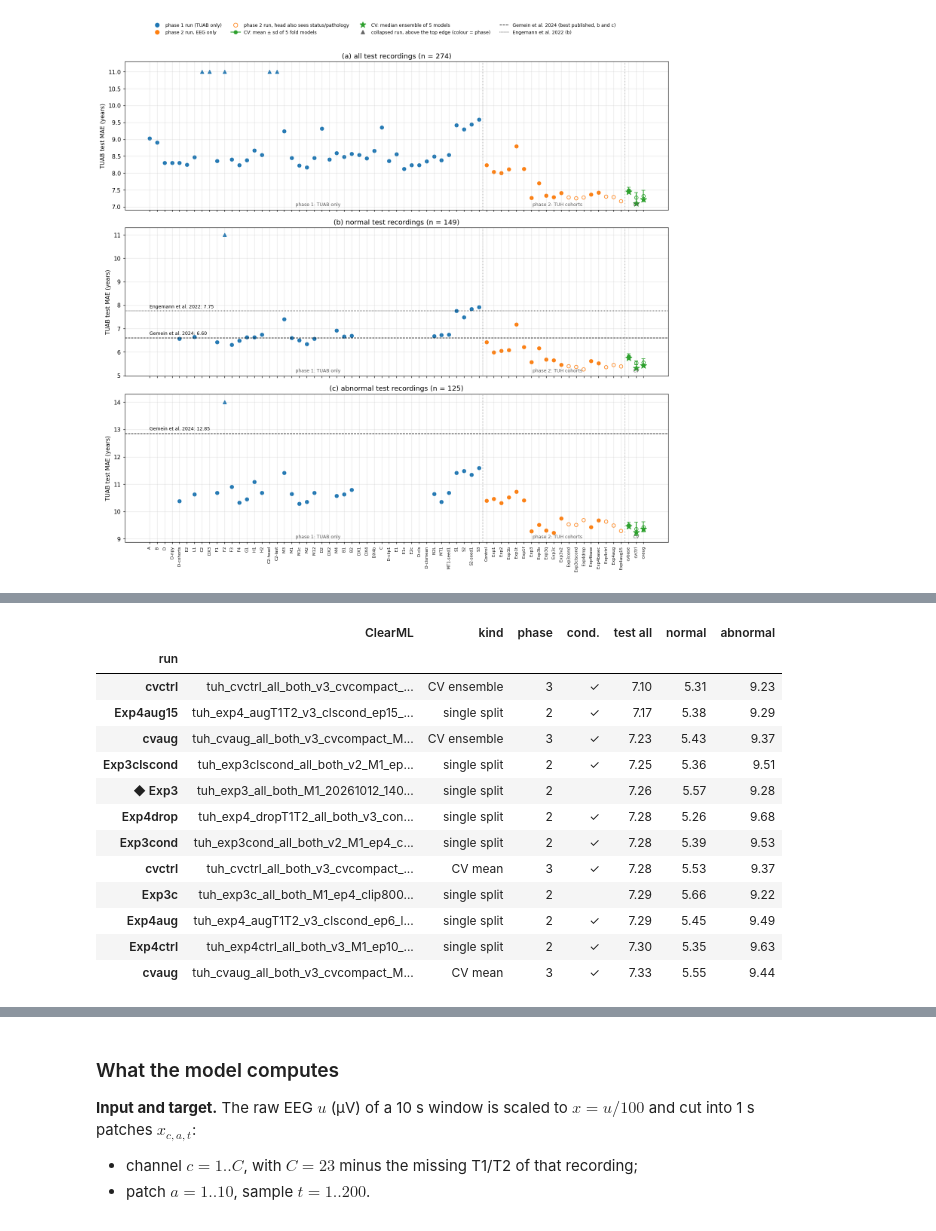
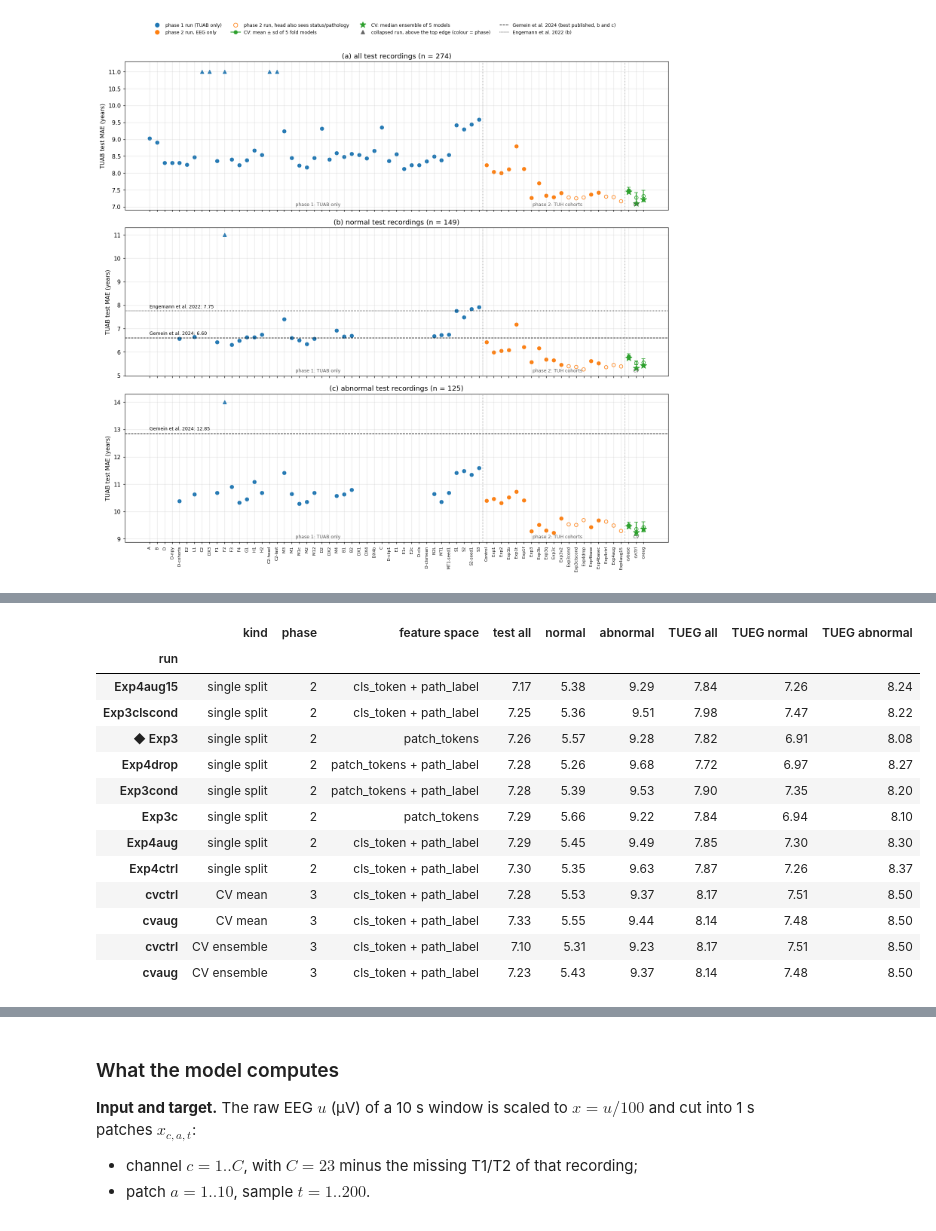
Before and after one commit to Neuro-Clalit/LaBraM, a Jupyter notebook: notebooks/brain_age_research_summary.ipynb, the cells around one changed output, grey strips where cells are left out. Saved outputs shown, nothing was run; the diff lists cells and outputs as text; code cells hidden in the pictures.

```diff
--- a/notebooks/brain_age_research_summary.ipynb
+++ b/notebooks/brain_age_research_summary.ipynb
@@ -1541,9 +1541,10 @@ display(numbered_table(t24, "2.4", "Phase 1 re-evaluated in eval mode: train, va
   0.31–0.47 on abnormal ones for every configuration that did not collapse. Abnormal recordings stay the hard group
   throughout phase 1.
 # %%
-# CV helpers shared by Tables 2.5-2.7: per-fold statistics, the fold-model ensemble on the TUAB
+# CV helpers shared by Tables 2.5–2.8: per-fold statistics, the fold-model ensemble on the TUAB
 # test set (Eq. (3.8)), its leak-free calibrated version (Eq. (3.11)) and the training size of a fold model.
 cv_exps = ("cvbase", "cvctrl", "cvaug")
+EEG_ONLY = ("patch_tokens", "cls_token")      # feature spaces without labels or features (Eq. (2.13))
 
 
 def fold_stats(exp, split, source, cohort="all"):
@@ -1579,6 +1580,10 @@ def ens_mae(exp, cohort="all"):
 # prediction alone -- no TUAB test recording or true age is used (Table 3.6).
 psets = rs.prediction_sets(preds, tueg) if preds is not None and HAVE_TUEG else None
 CORR = rs.recalibrated_test(psets, fit_status=("normal",)) if psets is not None else None
+# (a, b) of Eq. (2.14) per CV experiment, fitted on its out-of-fold normal recordings
+CAL_AB = {} if psets is None else {
+    exp: rs.recalibration_fit(g.pred, g.true)
+    for exp, g in psets[psets.set.isin(rs.PREDICTION_SETS[1:]) & (psets.status == "normal")].groupby("exp")}
 
 
 def corr_mae(exp, cohort="all"):
@@ -1816,7 +1944,7 @@ for name, phase, cohort, change in (("D", "1", "TUAB v3.0.0", "base configuratio
     r = d_row.loc[name]
     rows.append({"phase": phase, "config": name, "cohort": cohort, "train recs": train_recs.get(name, np.nan),
                  "train pats": train_pats.get(name, np.nan),
-                 "cond.": "", "change": change, "test": r.test, "Norm": r.Norm, "Ab": r.Ab,
+                 "feature space": rs.feature_space(name), "change": change, "test": r.test, "Norm": r.Norm, "Ab": r.Ab,
                  "note": r.runs})
 MERGE2 = {"Exp4base": ("Exp4basec",)}
 skip = {x for v in MERGE2.values() for x in v}
@@ -1827,13 +1955,13 @@ for n in P2_RUNS:
     g = t22.loc[group]
     rows.append({"phase": "2", "config": n, "cohort": g.cohort.iloc[0], "train recs": train_recs.get(n, np.nan),
                  "train pats": train_pats.get(n, np.nan),
-                 "cond.": g["cond."].iloc[0], "change": rs.EXPERIMENTS[n].change, "test": g["test all"].mean(),
+                 "feature space": rs.feature_space(n), "change": rs.EXPERIMENTS[n].change, "test": g["test all"].mean(),
                  "Norm": g["normal"].mean(), "Ab": g["abnormal"].mean(),
                  "note": f"mean of {', '.join(group)} (same data, compact copy)" if len(group) > 1 else ""})
 for exp in cv_exps:
     base = {"phase": "3", "cohort": rs.display_name(rs.EXPERIMENTS[exp].cohort),
             "train recs": fold_train.get(exp, np.nan), "train pats": fold_pats.get(exp, np.nan),
-            "cond.": "✓" if rs.EXPERIMENTS[exp].conditions else "", "change": rs.EXPERIMENTS[exp].change}
+            "feature space": rs.feature_space(exp), "change": rs.EXPERIMENTS[exp].change}
     rows.append({**base, "config": f"{exp} (fold mean)",
                  **{k: fold_stats(exp, "heldout", "TUAB", c)[0] for k, c in (("test", "all"), ("Norm", "normal"), ("Ab", "abnormal"))},
                  "note": "mean of 5 fold models"})
@@ -1843,9 +1971,9 @@ for exp in cv_exps:
 t26 = pd.DataFrame(rows)
 t26["train recs / patients"] = [k_size(r, p) for r, p in zip(t26["train recs"], t26["train pats"])]
 t26["Δ test vs D"] = t26.test - t26.loc[t26.config == "D", "test"].iloc[0]
-for ph, g in t26[t26["cond."] == ""].groupby("phase"):
+for ph, g in t26[t26["feature space"].isin(EEG_ONLY)].groupby("phase"):
     k = g.test.idxmin()
     t26.loc[k, "config"] = "◆ " + t26.loc[k, "config"]
-t26 = t26[["phase", "config", "cohort", "train recs / patients", "cond.", "change", "test", "Δ test vs D", "Norm", "Ab", "note"]]
-display(numbered_table(t26.set_index(["phase", "config"]), "2.7", "From D to the best model: short list"))
+t26 = t26[["phase", "config", "cohort", "train recs / patients", "feature space", "change", "test", "Δ test vs D", "Norm", "Ab", "note"]]
+display(numbered_table(t26.set_index(["phase", "config"]), "2.8", "From D to the best model: short list"))
 # %% [output]
@@ -2001,37 +2154,50 @@ Ranked on `test all`, with the best EEG-only run in each kind marked `◆`.
 # %%
-rows = [{"run": r.run, "kind": "single split", "phase": "1", "cond.": "", "test all": r.test,
+rows = [{"run": r.run, "kind": "single split", "phase": "1", "feature space": rs.feature_space(r.run), "test all": r.test,
          "normal": r.test_normal, "abnormal": r.test_abnormal} for r in reg.itertuples()]
-rows += [{"run": n, "kind": "single split", "phase": "2", "cond.": "✓" if rs.EXPERIMENTS[n].conditions else "",
+rows += [{"run": n, "kind": "single split", "phase": "2", "feature space": rs.feature_space(n),
           "test all": t22.loc[n, "test all"], "normal": t22.loc[n, "normal"], "abnormal": t22.loc[n, "abnormal"]}
          for n in P2_RUNS]
 for exp in ("cvbase", "cvctrl", "cvaug"):
-    cond = "✓" if rs.EXPERIMENTS[exp].conditions else ""
-    rows.append({"run": exp, "kind": "CV mean", "phase": "3", "cond.": cond,
+    fs = rs.feature_space(exp)
+    rows.append({"run": exp, "kind": "CV mean", "phase": "3", "feature space": fs,
                  **{k: fold_stats(exp, "heldout", "TUAB", c)[0] for k, c in
                     (("test all", "all"), ("normal", "normal"), ("abnormal", "abnormal"))}})
     if preds is not None and STATUS:
-        rows.append({"run": exp, "kind": "CV ensemble", "phase": "3", "cond.": cond,
+        rows.append({"run": exp, "kind": "CV ensemble", "phase": "3", "feature space": fs,
                      "test all": ens_mae(exp), "normal": ens_mae(exp, "normal"), "abnormal": ens_mae(exp, "abnormal")})
 allruns = pd.DataFrame(rows)
 top = allruns.sort_values("test all").head(12).copy()
-top.insert(1, "ClearML", top.run.map(cml.link))
+# MAE on each run's held-out TUEG recordings (val for a single split, out-of-fold for CV), by status and
+# NEDC diagnosis group; groups with fewer than 20 recordings are left out (docs/data/tueg_pathology_mae.csv).
+TUEG_MIN_N = 20
+_tp = pd.read_csv(os.path.join(REPO, "docs/data/tueg_pathology_mae.csv"))
+_tp.loc[_tp.n < TUEG_MIN_N, "MAE"] = np.nan
+TUEG_COLS = list(dict.fromkeys(_tp.group))
+top = top.join(_tp.pivot(index="run", columns="group", values="MAE")[TUEG_COLS], on="run")
+KIND_ORDER = {"single split": 0, "CV mean": 1, "CV ensemble": 2}
+top = top.sort_values(["kind", "test all"], key=lambda s: s.map(KIND_ORDER) if s.name == "kind" else s)
 for kind in top.kind.unique():
-    k = allruns[(allruns.kind == kind) & (allruns["cond."] == "")].sort_values("test all")
+    k = allruns[(allruns.kind == kind) & allruns["feature space"].isin(EEG_ONLY)].sort_values("test all")
     if len(k) and k.index[0] in top.index:
         top.loc[k.index[0], "run"] = "◆ " + top.loc[k.index[0], "run"]
-numbered_table(top.set_index("run"), "2.8", "The runs around the best result")
+top["run"] = [rs.clearml_link(r, cml.url.get(r.replace("◆ ", ""), "")) for r in top.run]
+top = top.set_index("run")
+_status = ["kind", "phase", "feature space", "test all", "normal", "abnormal", "TUEG all", "TUEG normal", "TUEG abnormal"]
+display(numbered_table(top[_status], "2.9", "The runs around the best result"))
+display(numbered_table(top[["kind"] + [c for c in TUEG_COLS if c not in _status]], "2.9",
+                       "The runs around the best result: TUEG MAE by diagnosis group"))
 # %% [output]
-|  | ClearML | kind | phase | cond. | test all | normal | abnormal |
-| run |  |  |  |  |  |  |  |
-| cvctrl | tuh_cvctrl_all_both_v3_cvcompact_... | CV ensemble | 3 | ✓ | 7.10 | 5.31 | 9.23 |
-| Exp4aug15 | tuh_exp4_augT1T2_v3_clscond_ep15_... | single split | 2 | ✓ | 7.17 | 5.38 | 9.29 |
-| cvaug | tuh_cvaug_all_both_v3_cvcompact_M... | CV ensemble | 3 | ✓ | 7.23 | 5.43 | 9.37 |
-| Exp3clscond | tuh_exp3clscond_all_both_v2_M1_ep... | single split | 2 | ✓ | 7.25 | 5.36 | 9.51 |
-| ◆ Exp3 | tuh_exp3_all_both_M1_20261012_140... | single split | 2 |  | 7.26 | 5.57 | 9.28 |
-| Exp4drop | tuh_exp4_dropT1T2_all_both_v3_con... | single split | 2 | ✓ | 7.28 | 5.26 | 9.68 |
-| Exp3cond | tuh_exp3cond_all_both_v2_M1_ep4_c... | single split | 2 | ✓ | 7.28 | 5.39 | 9.53 |
-| cvctrl | tuh_cvctrl_all_both_v3_cvcompact_... | CV mean | 3 | ✓ | 7.28 | 5.53 | 9.37 |
-| Exp3c | tuh_exp3c_all_both_M1_ep4_clip800... | single split | 2 |  | 7.29 | 5.66 | 9.22 |
-| Exp4aug | tuh_exp4_augT1T2_v3_clscond_ep6_l... | single split | 2 | ✓ | 7.29 | 5.45 | 9.49 |
-| Exp4ctrl | tuh_exp4ctrl_all_both_v3_M1_ep10_... | single split | 2 | ✓ | 7.30 | 5.35 | 9.63 |
-| cvaug | tuh_cvaug_all_both_v3_cvcompact_M... | CV mean | 3 | ✓ | 7.33 | 5.55 | 9.44 |
+|  | kind | phase | feature space | test all | normal | abnormal | TUEG all | TUEG normal | TUEG abnormal |
+| run |  |  |  |  |  |  |  |  |  |
+| Exp4aug15 | single split | 2 | cls_token + path_label | 7.17 | 5.38 | 9.29 | 7.84 | 7.26 | 8.24 |
+| Exp3clscond | single split | 2 | cls_token + path_label | 7.25 | 5.36 | 9.51 | 7.98 | 7.47 | 8.22 |
+| ◆ Exp3 | single split | 2 | patch_tokens | 7.26 | 5.57 | 9.28 | 7.82 | 6.91 | 8.08 |
+| Exp4drop | single split | 2 | patch_tokens + path_label | 7.28 | 5.26 | 9.68 | 7.72 | 6.97 | 8.27 |
+| Exp3cond | single split | 2 | patch_tokens + path_label | 7.28 | 5.39 | 9.53 | 7.90 | 7.35 | 8.20 |
+| Exp3c | single split | 2 | patch_tokens | 7.29 | 5.66 | 9.22 | 7.84 | 6.94 | 8.10 |
+| Exp4aug | single split | 2 | cls_token + path_label | 7.29 | 5.45 | 9.49 | 7.85 | 7.30 | 8.30 |
+| Exp4ctrl | single split | 2 | cls_token + path_label | 7.30 | 5.35 | 9.63 | 7.87 | 7.26 | 8.37 |
+| cvctrl | CV mean | 3 | cls_token + path_label | 7.28 | 5.53 | 9.37 | 8.17 | 7.51 | 8.50 |
+| cvaug | CV mean | 3 | cls_token + path_label | 7.33 | 5.55 | 9.44 | 8.14 | 7.48 | 8.50 |
+| cvctrl | CV ensemble | 3 | cls_token + path_label | 7.10 | 5.31 | 9.23 | 8.17 | 7.51 | 8.50 |
+| cvaug | CV ensemble | 3 | cls_token + path_label | 7.23 | 5.43 | 9.37 | 8.14 | 7.48 | 8.50 |
```
Also changed, not shown: parts of 24 cells of this notebook, 6 other files.
